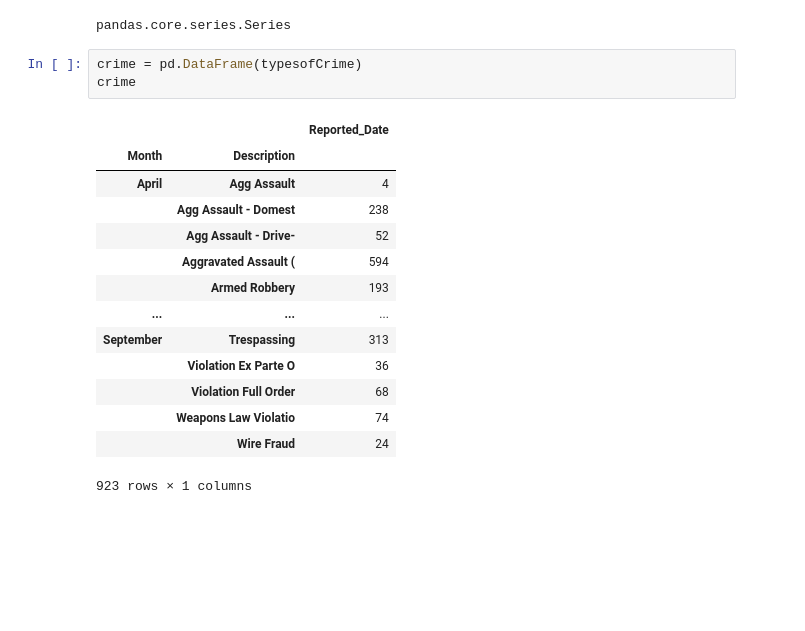
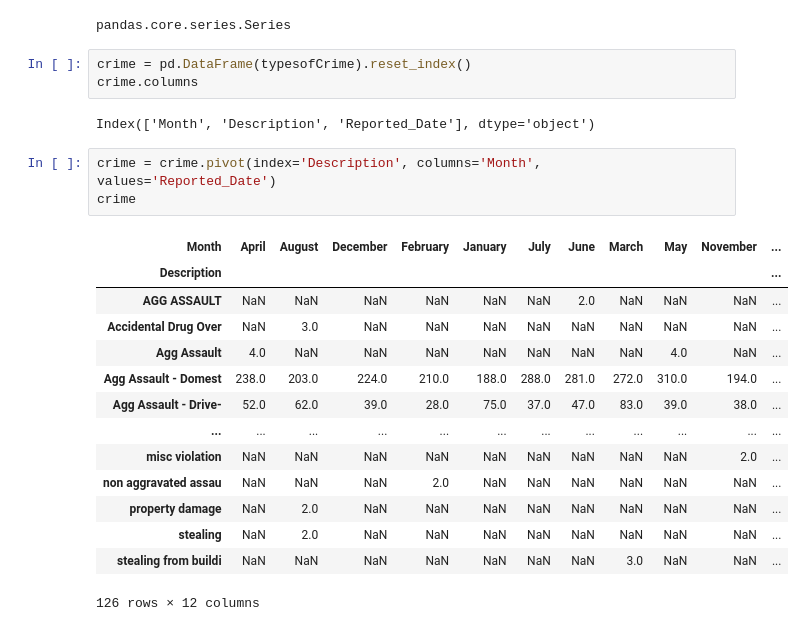
Before and after one commit to kanskris/kansas_crime_2018, a Jupyter notebook: Laylaa- Monthly Analysis.ipynb, the cells around one changed output. Drawn from its saved outputs; the diff is of its cells as text; blank space fills up the shorter version.

```diff
--- a/Laylaa- Monthly Analysis.ipynb
+++ b/Laylaa- Monthly Analysis.ipynb
@@ -101,21 +101,26 @@ type(typesofCrime)
 # %% [output]
 pandas.core.series.Series
 # %%
-crime = pd.DataFrame(typesofCrime)
-crime
+crime = pd.DataFrame(typesofCrime).reset_index()
+crime.columns
 # %% [output]
-|  |  | Reported_Date |
-| Month | Description |  |
-| April | Agg Assault | 4 |
-|  | Agg Assault - Domest | 238 |
-|  | Agg Assault - Drive- | 52 |
-|  | Aggravated Assault ( | 594 |
-|  | Armed Robbery | 193 |
-| ... | ... | ... |
-| September | Trespassing | 313 |
-|  | Violation Ex Parte O | 36 |
-|  | Violation Full Order | 68 |
-|  | Weapons Law Violatio | 74 |
-|  | Wire Fraud | 24 |
-923 rows × 1 columns
+Index(['Month', 'Description', 'Reported_Date'], dtype='object')
+# %%
+crime = crime.pivot(index='Description', columns='Month', values='Reported_Date')
+crime
+# %% [output]
+| Month | April | August | December | February | January | July | June | March | May | November | ... |
+| Description |  |  |  |  |  |  |  |  |  |  | ... |
+| AGG ASSAULT | NaN | NaN | NaN | NaN | NaN | NaN | 2.0 | NaN | NaN | NaN | ... |
+| Accidental Drug Over | NaN | 3.0 | NaN | NaN | NaN | NaN | NaN | NaN | NaN | NaN | ... |
+| Agg Assault | 4.0 | NaN | NaN | NaN | NaN | NaN | NaN | NaN | 4.0 | NaN | ... |
+| Agg Assault - Domest | 238.0 | 203.0 | 224.0 | 210.0 | 188.0 | 288.0 | 281.0 | 272.0 | 310.0 | 194.0 | ... |
+| Agg Assault - Drive- | 52.0 | 62.0 | 39.0 | 28.0 | 75.0 | 37.0 | 47.0 | 83.0 | 39.0 | 38.0 | ... |
+| ... | ... | ... | ... | ... | ... | ... | ... | ... | ... | ... | ... |
+| misc violation | NaN | NaN | NaN | NaN | NaN | NaN | NaN | NaN | NaN | 2.0 | ... |
+| non aggravated assau | NaN | NaN | NaN | 2.0 | NaN | NaN | NaN | NaN | NaN | NaN | ... |
+| property damage | NaN | 2.0 | NaN | NaN | NaN | NaN | NaN | NaN | NaN | NaN | ... |
+| stealing | NaN | 2.0 | NaN | NaN | NaN | NaN | NaN | NaN | NaN | NaN | ... |
+| stealing from buildi | NaN | NaN | NaN | NaN | NaN | NaN | NaN | 3.0 | NaN | NaN | ... |
+126 rows × 12 columns
 # %%
```
Also changed, not shown: parts of 2 cells of this notebook.
